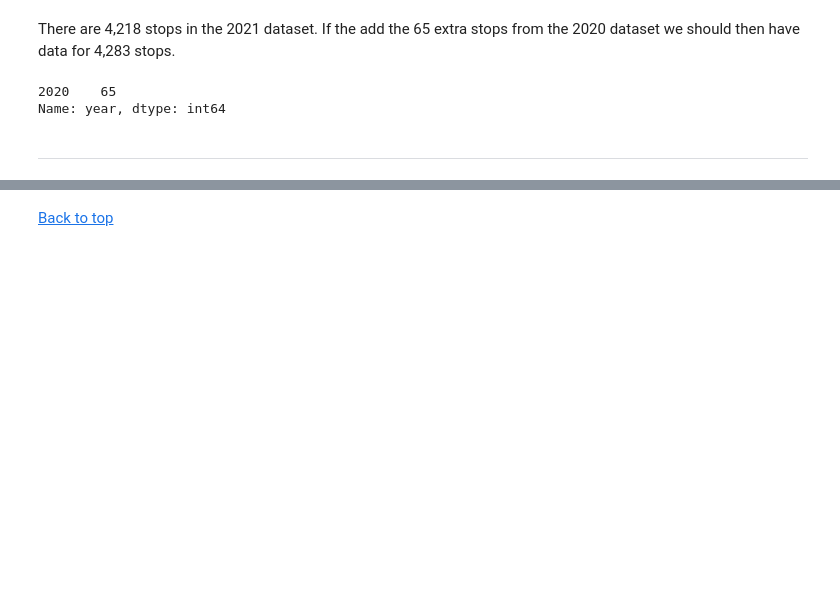
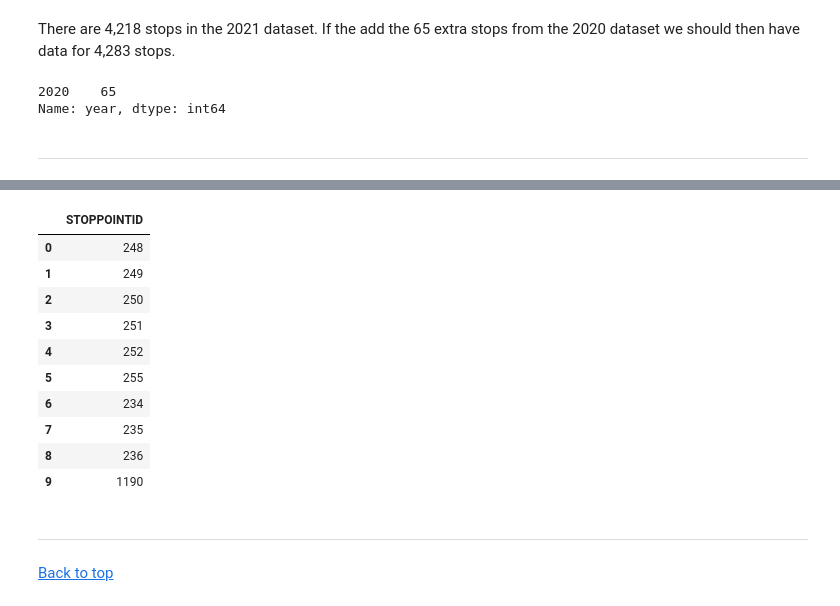
Before and after one commit to CityRoute/Data-Analytics-CityRoute, a Jupyter notebook: Dublin_Bus_GTFS/Bus-Stop-Analysis.ipynb, the cells around one changed output, grey strips where cells are left out. Saved outputs shown, nothing was run; the diff lists cells and outputs as text; code cells hidden in the pictures; blank space fills up the shorter version.

Commit message:
Get stop numbers from given data

```diff
--- a/Dublin_Bus_GTFS/Bus-Stop-Analysis.ipynb
+++ b/Dublin_Bus_GTFS/Bus-Stop-Analysis.ipynb
@@ -520,0 +545,44 @@ Name: year, dtype: int64
+# %%
+# def function to create connection to db
+def create_connection(db_file):
+    """
+    create a database connection to the SQLite database specified by db_file
+    :param df_file: database file
+    :return: Connection object or None
+    """
+    conn = None
+    try:
+        conn = sqlite3.connect(db_file)
+        return conn
+    except Error as e:
+        print(e)
+
+    return conn
+# %%
+# connect to db
+db = '/home/faye/Data-Analytics-CityRoute/dublinbus.db'
+conn = create_connection(db)
+# %%
+# initialise query
+query = """
+SELECT DISTINCT STOPPOINTID
+FROM leavetimes
+"""
+# %%
+# execute query
+given_stops = pd.read_sql(query, conn)
+# %%
+# print first 10 rows
+given_stops.head(10)
+# %% [output]
+|  | STOPPOINTID |
+| 0 | 248 |
+| 1 | 249 |
+| 2 | 250 |
+| 3 | 251 |
+| 4 | 252 |
+| 5 | 255 |
+| 6 | 234 |
+| 7 | 235 |
+| 8 | 236 |
+| 9 | 1190 |
@@ -521,2 +595,4 @@ Name: year, dtype: int64
+# %% [markdown]
+***
 # %% [markdown]
 [Back to top](#top)
```
Also changed, not shown: parts of 14 cells of this notebook.
